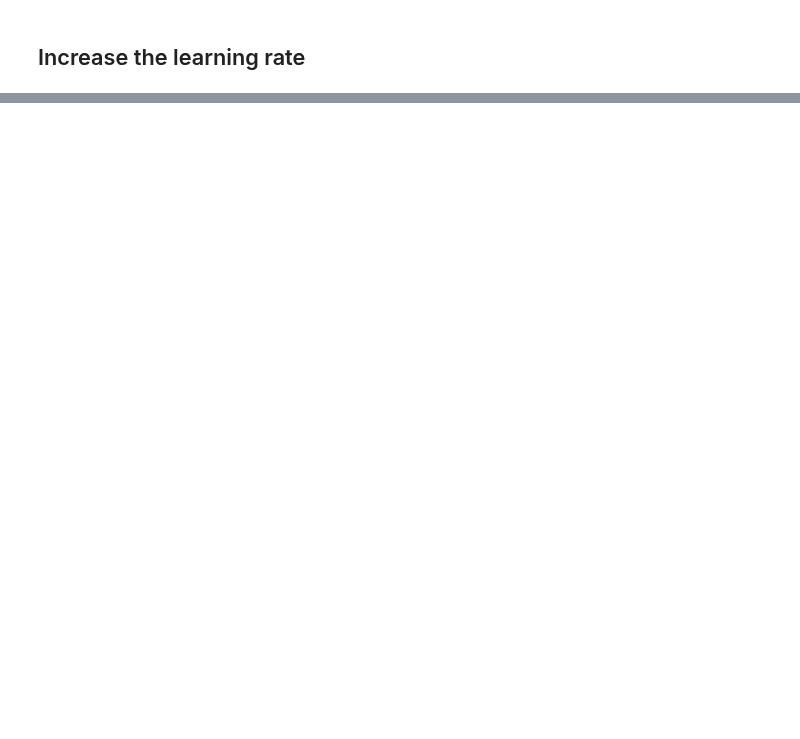
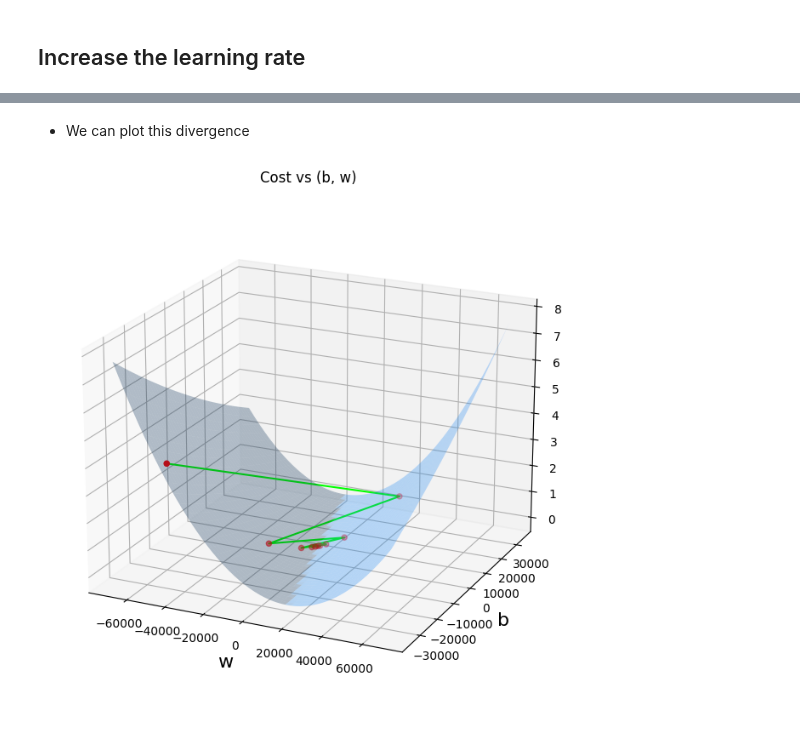
Before and after one commit to PaulToronto/Stanford-Andrew-Ng-Machine-Learning-Specialization, a Jupyter notebook: 1_1_4_Gradient_Descent_Lab.ipynb, the cells around one changed output, grey strips where cells are left out. Cells and saved outputs as stored; diff of their text form; code cells hidden in the pictures; blank space fills up the shorter version.

```diff
--- a/1_1_4_Gradient_Descent_Lab.ipynb
+++ b/1_1_4_Gradient_Descent_Lab.ipynb
@@ -326,0 +375,36 @@ plt_contour_wgrad(x_train, y_train, p_hist, ax,
+# %% [markdown]
+- We can plot this divergence
+# %%
+def plt_divergence(p_hist, J_hist, x_train, y_train):
+    fig = plt.figure(figsize=(8, 8))
+    ax = fig.add_subplot(projection='3d')
+
+    x = np.zeros(len(p_hist))
+    y = np.zeros(len(p_hist))
+
+    for i in range(len(p_hist)):
+        x[i] = p_hist[i][0]
+        y[i] = p_hist[i][1]
+
+    tmp_w, tmp_b = np.meshgrid(np.arange(-70_000, 70_000, 500),
+                               np.arange(-35_000, 35_000, 500))
+
+    z = np.zeros_like(tmp_w)
+    for i in range(tmp_w.shape[0]):
+        for j in range(tmp_w.shape[1]):
+            z[i][j] = compute_cost(x_train, y_train, tmp_w[i][j], tmp_b[i][j])
+
+    ax.set_xlabel('w', fontsize=16)
+    ax.set_ylabel('b', fontsize=16)
+    ax.set_zlabel('\ncost', fontsize=16)
+    plt.title('Cost vs (b, w)')
+
+    ax.view_init(elev=20, azim=-65)
+
+    ax.plot_surface(tmp_w, tmp_b, z, alpha=0.3, color='dodgerblue')
+    ax.scatter(x, y, J_hist, c='red')
+    ax.plot(x, y, J_hist, c='lime')
+
+plt_divergence(p_hist, J_hist, x_train, y_train)
+# %% [output]
+[figure, added]
```
Also changed, not shown: parts of 11 cells of this notebook.
